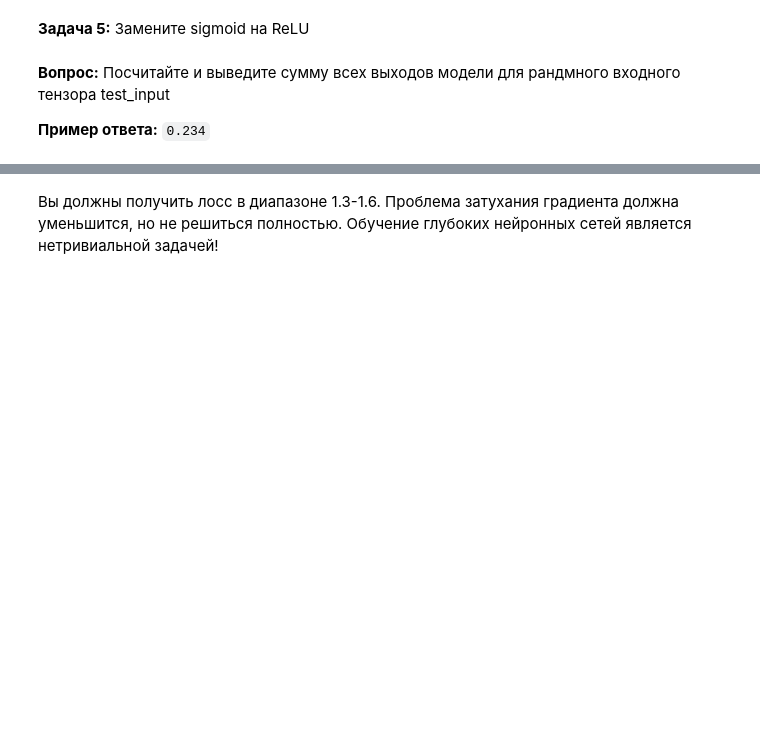
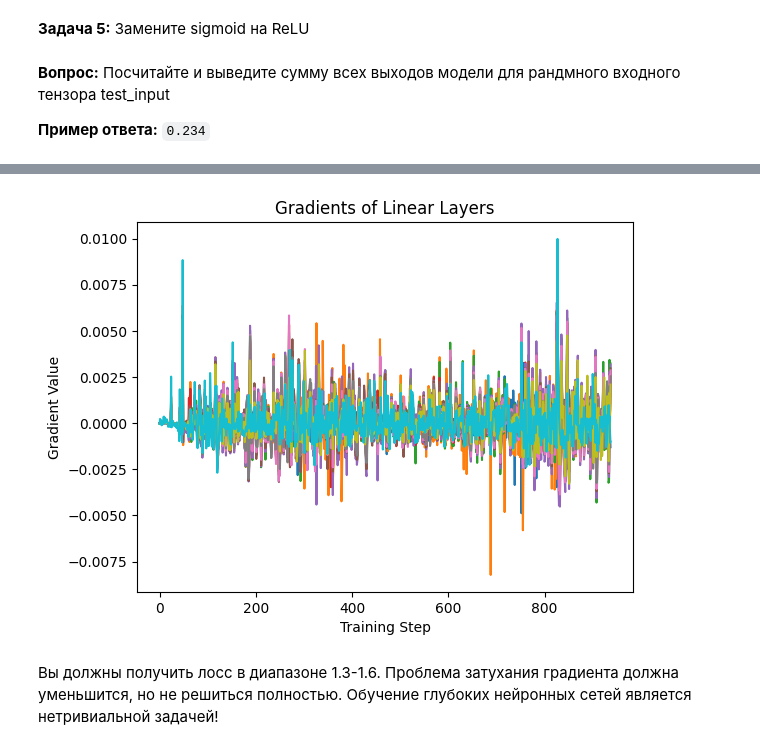
Before and after one commit to evgenykol/otus_cv, a Jupyter notebook: hw_05/CV_neural_network_training.ipynb, the cells around one changed output, grey strips where cells are left out. Drawn from its saved outputs; the diff is of its cells as text; code cells hidden in the pictures; blank space fills up the shorter version.

```diff
--- a/hw_05/CV_neural_network_training.ipynb
+++ b/hw_05/CV_neural_network_training.ipynb
@@ -179,17 +261,22 @@ plt.show()
 Одна из причин этого (в этом примере) это использования sigmoid в качестве функции активации. Давайте изменим функцию активации на ReLU и переобучим модель еще раз.
 # %% [markdown]
 **Задача 5:** Замените sigmoid на ReLU
-# %%
-# Замените sigmoid на ReLU:
-class DeepMLP_ReLU(nn.Module):
-  def __init__(self, input_size, hidden_size, output_size, n_hidden):
-    '''
-    YOU CODE HERE
-    '''
-  def forward(self, x):
-    '''
-    YOU CODE HERE
-    '''
+# %%
+# Замените sigmoid на ReLU:
+class DeepMLP_ReLU(nn.Module):
+    def __init__(self, input_size, hidden_size, output_size, n_hidden):
+        super(DeepMLP_ReLU, self).__init__()
+        self.input_layer = nn.Linear(input_size, hidden_size)
+        self.hidden_layers = nn.ModuleList([nn.Linear(hidden_size, hidden_size) for _ in range(n_hidden)])
+        self.output_layer = nn.Linear(hidden_size, output_size)
+
+    def forward(self, x):
+        x = x.view(-1, 28 * 28)
+        x = self.input_layer(x)
+        for hidden_layer in self.hidden_layers:
+            x = F.relu(hidden_layer(x))
+        x = self.output_layer(x)
+        return x
 # %% [markdown]
 **Вопрос:** Посчитайте и выведите сумму всех выходов модели для рандмного входного тензора test_input
 
@@ -217,11 +337,13 @@ fc_gradients = train(model_relu, trainloader, criterion, optimizer)
 # %%
 # Визуализируйте градинте:
 plt.plot(fc_gradients)
-plt.legend()
+#plt.legend()
 plt.title("Gradients of Linear Layers")
 plt.xlabel("Training Step")
 plt.ylabel("Gradient Value")
 plt.show()
+# %% [output]
+[figure, added]
 # %% [markdown]
 Вы должны получить лосс в диапазоне 1.3-1.6. Проблема затухания градиента должна уменьшится, но не решиться полностью. Обучение глубоких нейронных сетей является нетривиальной задачей!
 # %% [markdown]
```
Also changed, not shown: parts of 21 cells of this notebook, 1 other file.
